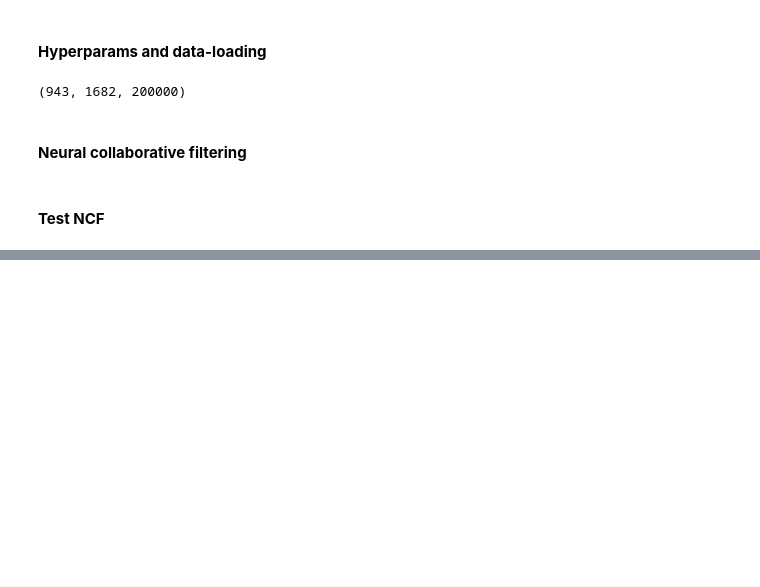
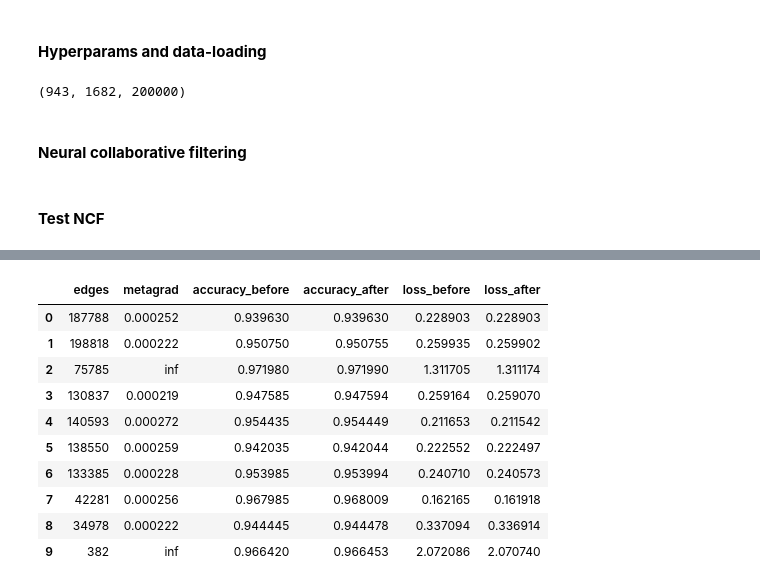
Before and after one commit to aravind-gk/RecSysAttack, a Jupyter notebook: ncf_gridsearch/ncf.ipynb, the cells around one changed output, grey strips where cells are left out. Cells and saved outputs as stored; diff of their text form; code cells hidden in the pictures; blank space fills up the shorter version.

```diff
--- a/ncf_gridsearch/ncf.ipynb
+++ b/ncf_gridsearch/ncf.ipynb
@@ -42,15 +42,19 @@ class NCF(Module):
         super(NCF, self).__init__()
         self.user_emb = nn.Embedding(n_users, n_factors)
         self.item_emb = nn.Embedding(n_items, n_factors)
-        self.fc = nn.Linear(n_factors * 2, 1)
-        # self.user_emb.weight.data.uniform_(0, 0.5)
-        # self.item_emb.weight.data.uniform_(0, 0.5)
-        # self.fc.weight.data.uniform_(0, 0.5)
+        self.fc1 = nn.Linear(n_factors * 2, n_factors)
+        self.fc2 = nn.Linear(n_factors, 1)
 
     def forward(self, user, item):
+        tanh = nn.Tanh()
+        sigmoid = nn.Sigmoid()
+
         u = self.user_emb(user)
         i = self.item_emb(item)
         features = torch.concat([u, i], dim = 1)
-        x = self.fc(features)
-        out = torch.sigmoid(x)
-        return out
+        x = self.fc1(features)
+        # x = tanh(x)
+        x = sigmoid(x)
+        x = self.fc2(x)
+        x = sigmoid(x)
+        return x
@@ -170,0 +259,14 @@ lr:  70  T:  550  loss:  1.0125133991241455  acc:  0.8854299783706665
+# %%
+perturbations.head(10)
+# %% [output]
+|  | edges | metagrad | accuracy_before | accuracy_after | loss_before | loss_after |
+| 0 | 187788 | 0.000252 | 0.939630 | 0.939630 | 0.228903 | 0.228903 |
+| 1 | 198818 | 0.000222 | 0.950750 | 0.950755 | 0.259935 | 0.259902 |
+| 2 | 75785 | inf | 0.971980 | 0.971990 | 1.311705 | 1.311174 |
+| 3 | 130837 | 0.000219 | 0.947585 | 0.947594 | 0.259164 | 0.259070 |
+| 4 | 140593 | 0.000272 | 0.954435 | 0.954449 | 0.211653 | 0.211542 |
+| 5 | 138550 | 0.000259 | 0.942035 | 0.942044 | 0.222552 | 0.222497 |
+| 6 | 133385 | 0.000228 | 0.953985 | 0.953994 | 0.240710 | 0.240573 |
+| 7 | 42281 | 0.000256 | 0.967985 | 0.968009 | 0.162165 | 0.161918 |
+| 8 | 34978 | 0.000222 | 0.944445 | 0.944478 | 0.337094 | 0.336914 |
+| 9 | 382 | inf | 0.966420 | 0.966453 | 2.072086 | 2.070740 |
```
Also changed, not shown: parts of 9 cells of this notebook, 4 other files.
